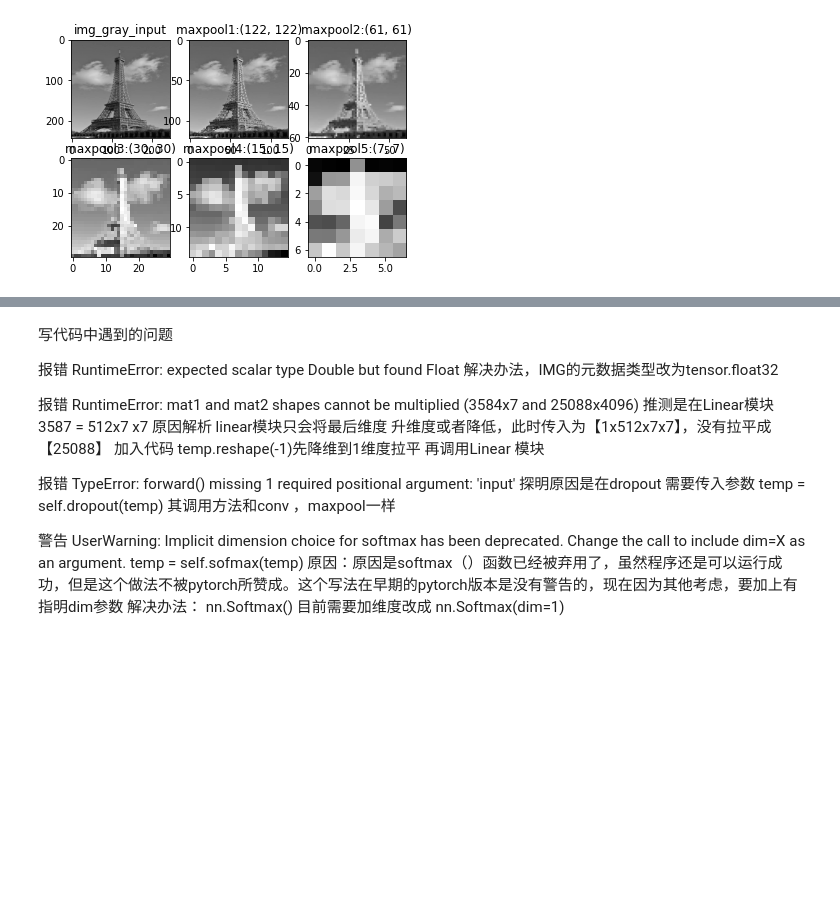
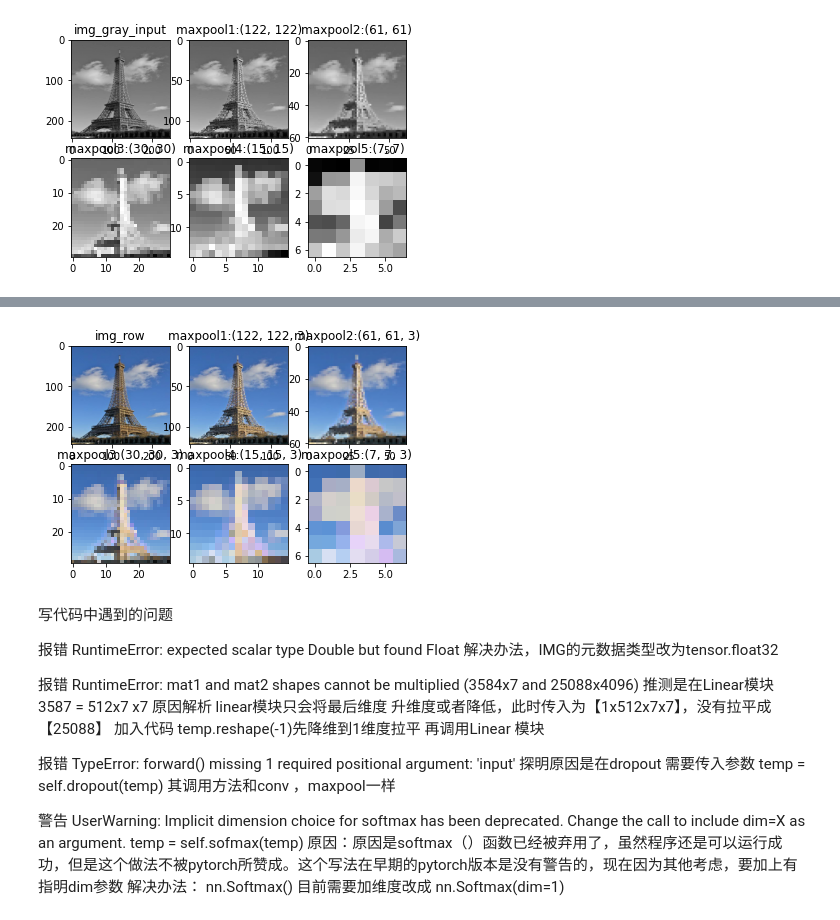
Before and after one commit to linzixuan45/Research-of-papers, a Jupyter notebook: 目标检测/VGG16.ipynb, the cells around one changed output, grey strips where cells are left out. Saved outputs shown, nothing was run; the diff lists cells and outputs as text; code cells hidden in the pictures; blank space fills up the shorter version.

```diff
--- a/目标检测/VGG16.ipynb
+++ b/目标检测/VGG16.ipynb
@@ -138,8 +138,13 @@ class VGG_16(nn.Module):
         temp = self.relu(self.linear3(temp))
         temp = self.sofmax(temp)
         return temp
-    def observe_pool(self,input):  #输入需要为gray，非RGB
-        '''此函数主要用来观测maxpool下采样后的图像样子，故而采用gray'''
+    def observe_pool(self,input):
+        '''
+        此函数主要用来观测maxpool下采样后的图像样子 ，可以传入1 通道gray  或者三通道RGB，
+        格式要求：(batch_size,channels,Height, width)
+        或者是 （channels,Height, width)
+
+        '''
         out1 = self.maxpool(input)  #（244-2）/2+1 =122  此时图片大小 122x122
         out2 = self.maxpool(out1) #（122-2）/2+1 = 61  61x61
         out3 = self.maxpool(out2)
@@ -223,17 +228,17 @@ test1.shape,test2.shape, test3.shape,test4.shape
 # %% [output]
 ((1, 1, 244, 244), (244, 244), (1, 244, 244), (244, 244))
 # %%
-'''观测连续5层maxpool处理的图像'''
+'''观测一通道连续5层maxpool处理的图像'''
 img_gray = cv2.cvtColor(img,cv2.COLOR_BGR2GRAY)
 img_gray_input = cv2.resize(img_gray,(244,244))
 img_gray = img_gray_input.reshape((1,1,244,244))
 img_gray = torch.tensor(img_gray).to(torch.float32)
-pool1 = vgg16.observe_pool(img_gray)
+out_gray = vgg16.observe_pool(img_gray)
 
 plt.subplot(2,3,1)
 plt.title('img_gray_input')
 plt.imshow(img_gray_input,cmap='gray')
-for index,data in enumerate(pool1):
+for index,data in enumerate(out_gray):
     data = data.numpy() # [1,1,244,244]
     data = data.squeeze() #244,244
     plt.subplot(2,3,index+2)
@@ -245,3 +280,31 @@ plt.show()
+# %%
+'''观测三通道连续5层maxpool处理的图像'''
+
+'''数据格式处理'''
+IMG  =  np.zeros((1,3,244,244))
+R,G,B = re_img1[:,:,0],re_img1[:, :,1 ],re_img1[:, :,2 ]
+IMG[:,0,:,:],IMG[:,1,:,:],IMG[:,2,:,:] = R,G,B
+IMG = torch.tensor(IMG)
+IMG = IMG.to(torch.float32)
+#变成  maxpool需要的格式类型 (1,3,244,244)
+'''传送到obesrve pool'''
+out = vgg16.observe_pool(IMG)
+
+'''数据维度重构，维度（3，x，x）转为（x，x，3），并可视化'''
+plt.subplot(2,3,1)
+plt.title('img_row')
+plt.imshow(re_img1)
+for index,data in enumerate(out):
+    data = data.numpy() # [1,3,244,244]
+    data = data.squeeze() # 3,244,244
+    R1,G1,B1 = data[0,:,:],data[1,:,:],data[2,:,:]
+    data = cv2.merge([R1,G1,B1]).astype('int')
+    plt.subplot(2,3,index+2)
+    plt.title(f'maxpool{index+1}:{data.shape}')
+    plt.imshow(data,cmap='gray')
+plt.show()
+# %% [output]
+[figure, added]
 # %% [markdown]
 写代码中遇到的问题
 
```
Also changed, not shown: parts of 2 cells of this notebook.
